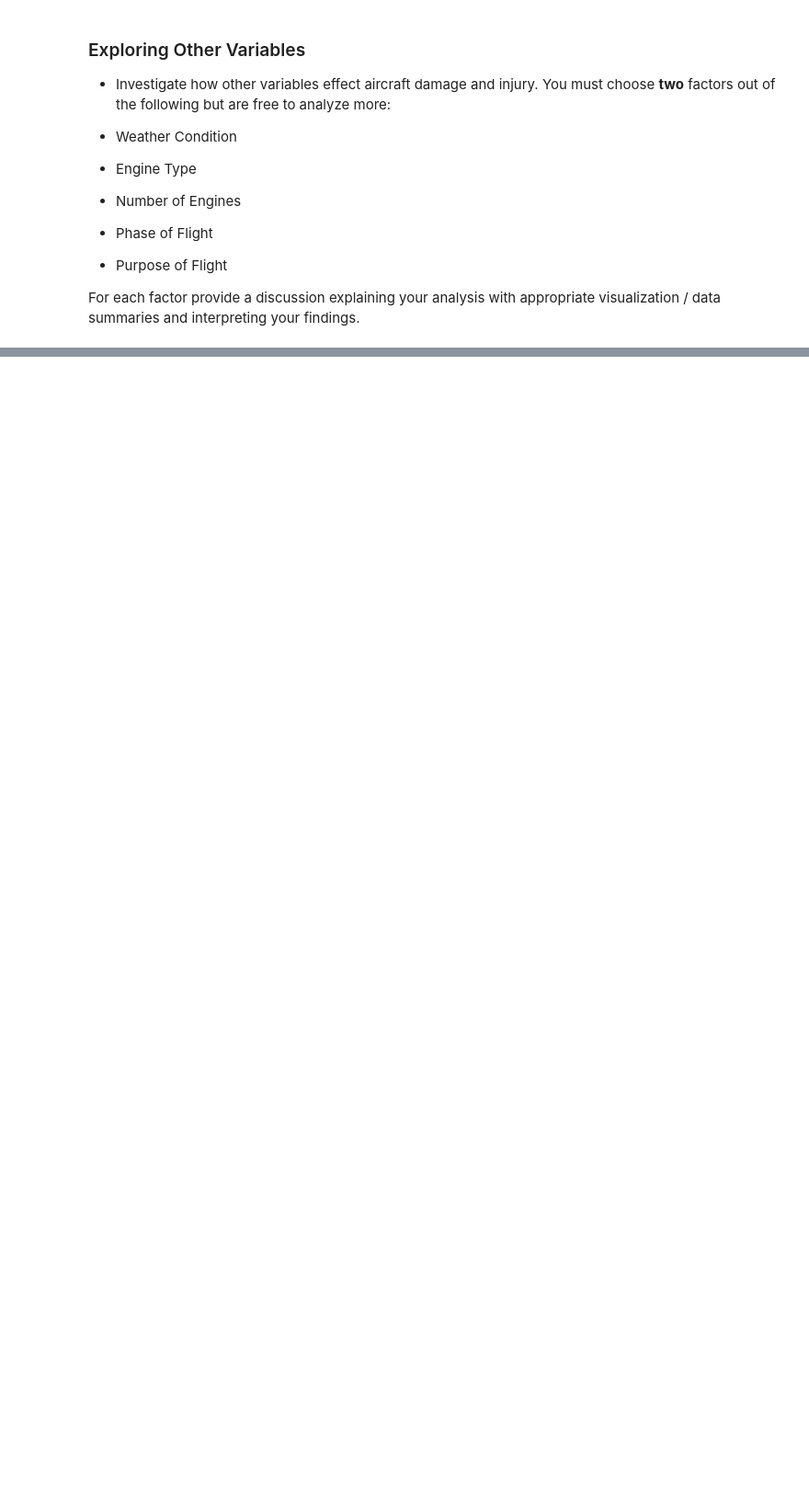
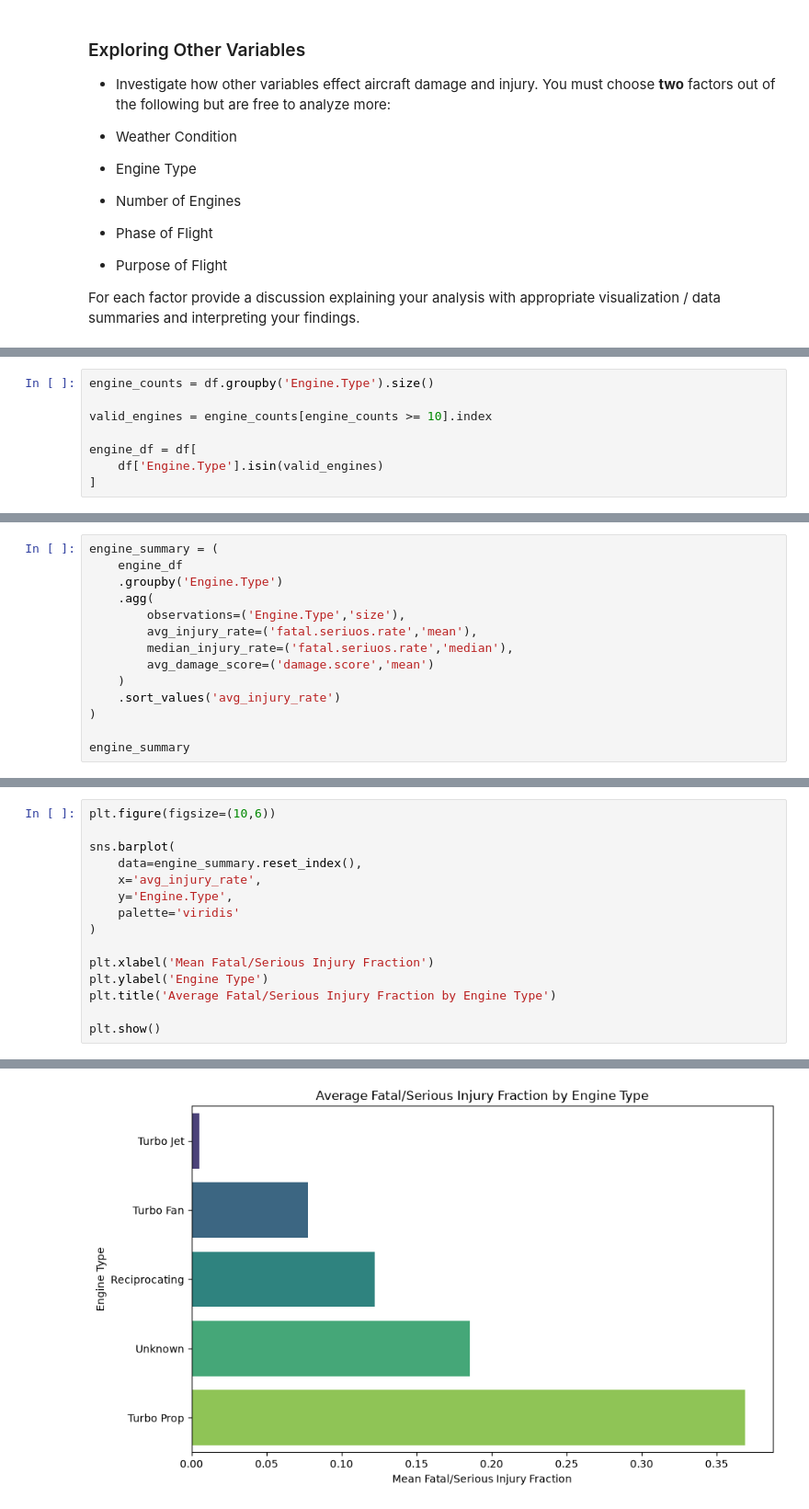
Before and after one commit to PaulK2547/dsc-course0-m8-lab, a Jupyter notebook: Aviation_Accidents_Data_Analysis.ipynb, the cells around one changed output, grey strips where cells are left out. Shown at 92% size. Saved outputs shown, nothing was run; the diff lists cells and outputs as text; blank space fills up the shorter version.

```diff
--- a/Aviation_Accidents_Data_Analysis.ipynb
+++ b/Aviation_Accidents_Data_Analysis.ipynb
@@ -322,0 +447,8 @@ For each factor provide a discussion explaining your analysis with appropriate v
+# %%
+engine_counts = df.groupby('Engine.Type').size()
+
+valid_engines = engine_counts[engine_counts >= 10].index
+
+engine_df = df[
+    df['Engine.Type'].isin(valid_engines)
+]
@@ -322,0 +457,14 @@ For each factor provide a discussion explaining your analysis with appropriate v
+# %%
+engine_summary = (
+    engine_df
+    .groupby('Engine.Type')
+    .agg(
+        observations=('Engine.Type','size'),
+        avg_injury_rate=('fatal.seriuos.rate','mean'),
+        median_injury_rate=('fatal.seriuos.rate','median'),
+        avg_damage_score=('damage.score','mean')
+    )
+    .sort_values('avg_injury_rate')
+)
+
+engine_summary
@@ -322,0 +481,16 @@ For each factor provide a discussion explaining your analysis with appropriate v
+# %%
+plt.figure(figsize=(10,6))
+
+sns.barplot(
+    data=engine_summary.reset_index(),
+    x='avg_injury_rate',
+    y='Engine.Type',
+    palette='viridis'
+)
+
+plt.xlabel('Mean Fatal/Serious Injury Fraction')
+plt.ylabel('Engine Type')
+plt.title('Average Fatal/Serious Injury Fraction by Engine Type')
+
+plt.show()
+# %% [output]
@@ -322,0 +500 @@ For each factor provide a discussion explaining your analysis with appropriate v
+[figure, added]
```
Also changed, not shown: parts of 28 cells of this notebook.
